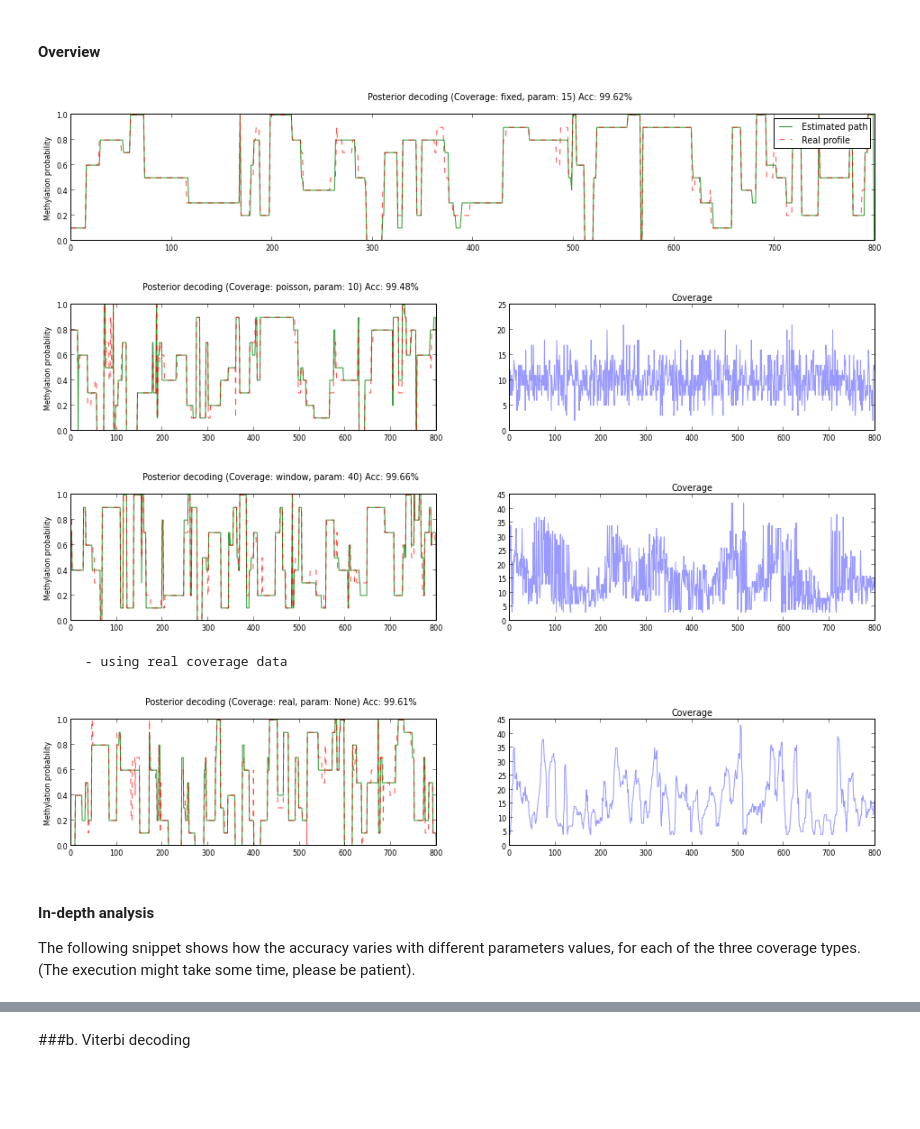
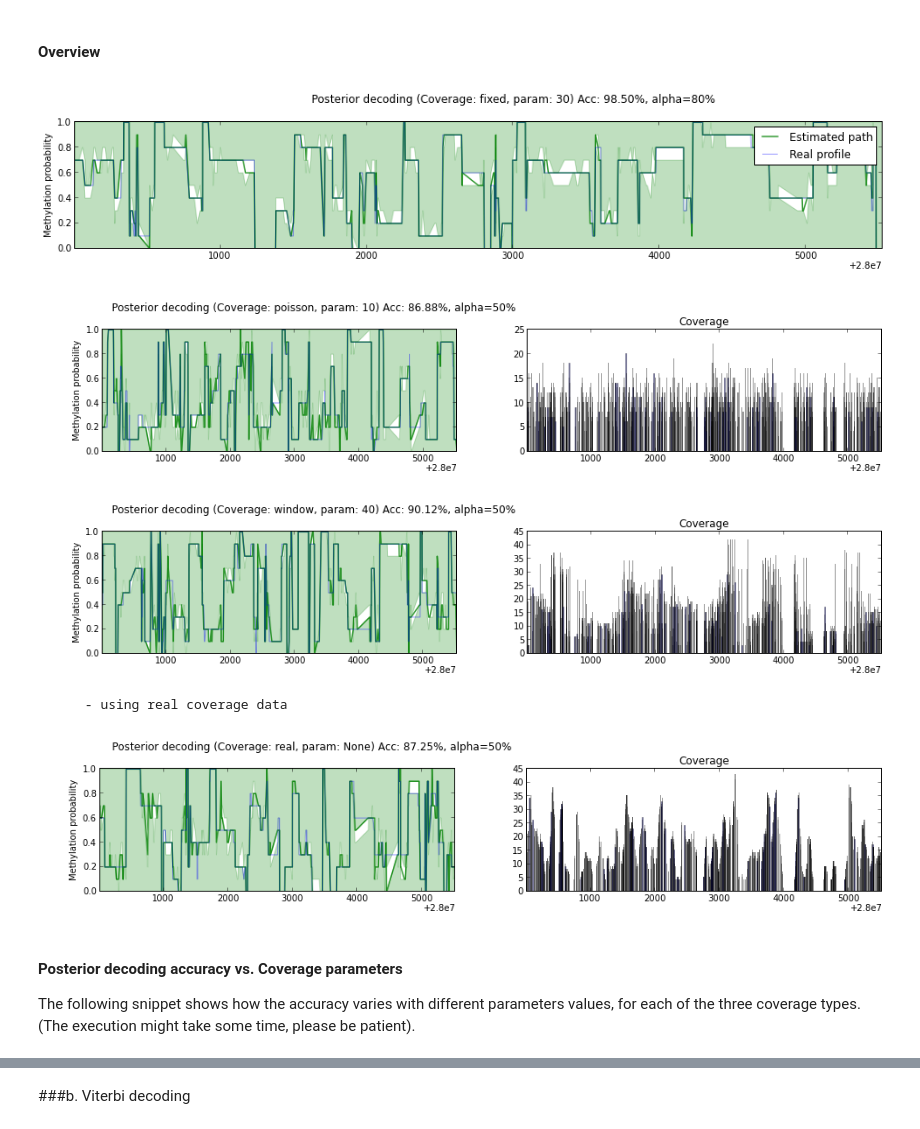
Before and after one commit to madbessoul/bshmm, a Jupyter notebook: bshmm.ipynb, the cells around one changed output, grey strips where cells are left out. Saved outputs shown, nothing was run; the diff lists cells and outputs as text; code cells hidden in the pictures; blank space fills up the shorter version.

```diff
--- a/bshmm.ipynb
+++ b/bshmm.ipynb
@@ -71,25 +71,25 @@ The coverage variability is the main source of bias and lack of precision in fin
 # %% [markdown]
 #### Overview
 # %%
-path, obs, cov = model.generateData(meth_data['cov'], cov_type="fixed", seq_length = L, fix_cov_val=15)
-best_path = model.decode(obs, cov, method="posterior", graph=True, real_path = path)
+path, obs, cov = model.generateData(meth_data['cov'], cov_type="fixed", seq_length = L, fix_cov_val=30)
+best_path, acc = model.decode(meth_data['pos'], obs, cov, method="posterior", graph=True, real_path = path, ci_alpha = .80)
 
-path, obs, cov = model.generateData(meth_data['cov'], cov_type="poisson", seq_length = L, lam=10)
-best_path = model.decode(obs, cov, method="posterior", graph=True, real_path = path)
+path, obs, cov = model.generateData( meth_data['cov'], cov_type="poisson", seq_length = L, lam=10)
+best_path, acc = model.decode(meth_data['pos'], obs, cov, method="posterior", graph=True, real_path = path, ci_alpha = .5)
 
 path, obs, cov = model.generateData(meth_data['cov'], cov_type="window", seq_length = L, window_size=40)
-best_path = model.decode(obs, cov, method="posterior", graph=True, real_path = path)
+best_path, acc = model.decode(meth_data['pos'], obs, cov, method="posterior", graph=True, real_path = path, ci_alpha = .5)
 
 path, obs, cov = model.generateData(meth_data['cov'], cov_type="real", seq_length = L)
-best_path = model.decode(obs, cov, method="posterior", graph=True, real_path = path)
+best_path, acc = model.decode(meth_data['pos'], obs, cov, method="posterior", graph=True, real_path = path, ci_alpha=.5)
 # %% [output]
-[figure, old version]
+[figure, new version]
-[figure, old version]
+[figure, new version]
-[figure, old version]
+[figure, new version]
       - using real coverage data
-[figure, old version]
+[figure, new version]
 # %% [markdown]
-#### In-depth analysis
+#### Posterior decoding accuracy vs. Coverage parameters
 The following snippet shows how the accuracy varies with different parameters values, for each of the three coverage types.
 (The execution might take some time, please be patient).
 # %%
```
Also changed, not shown: parts of 4 cells of this notebook.
